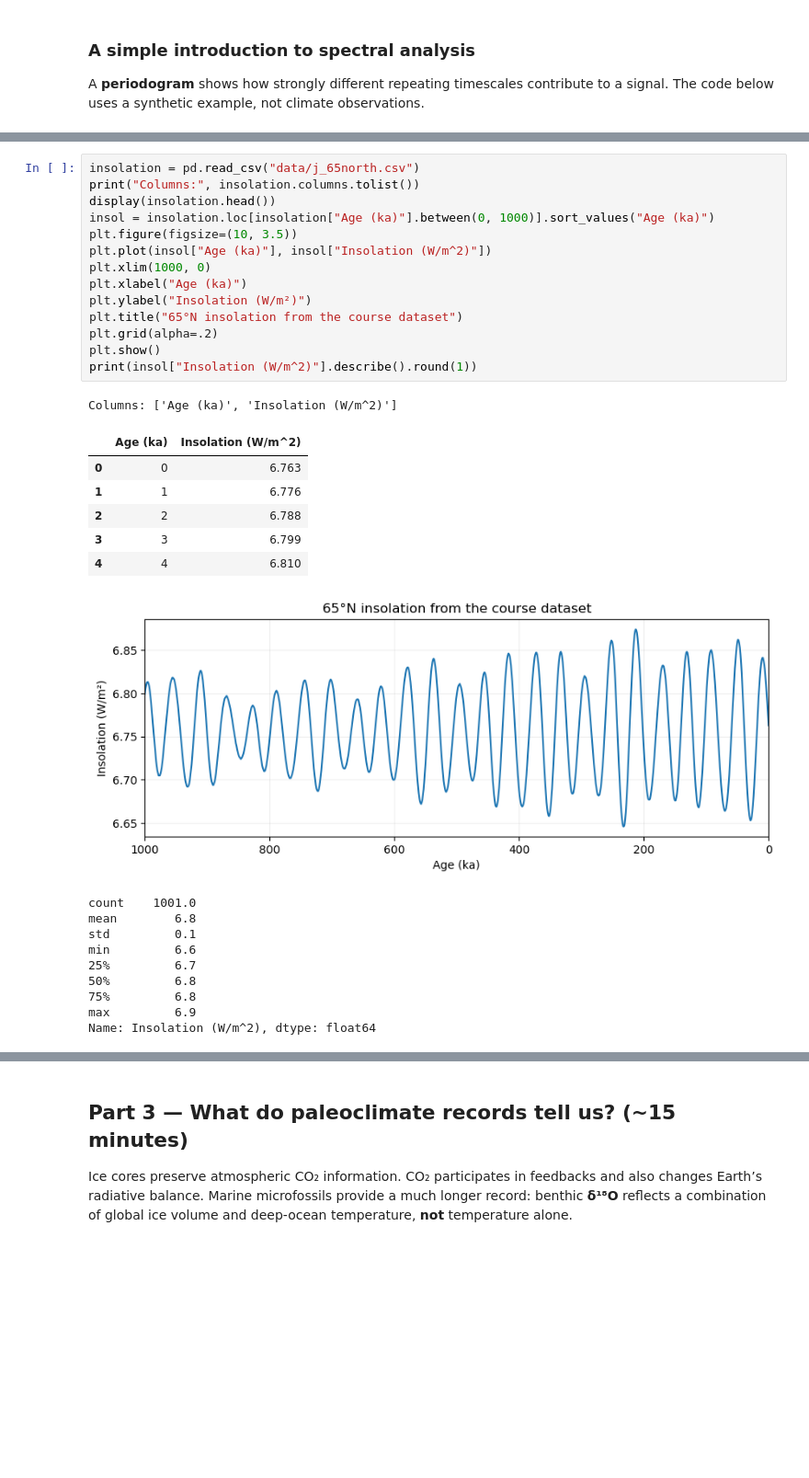
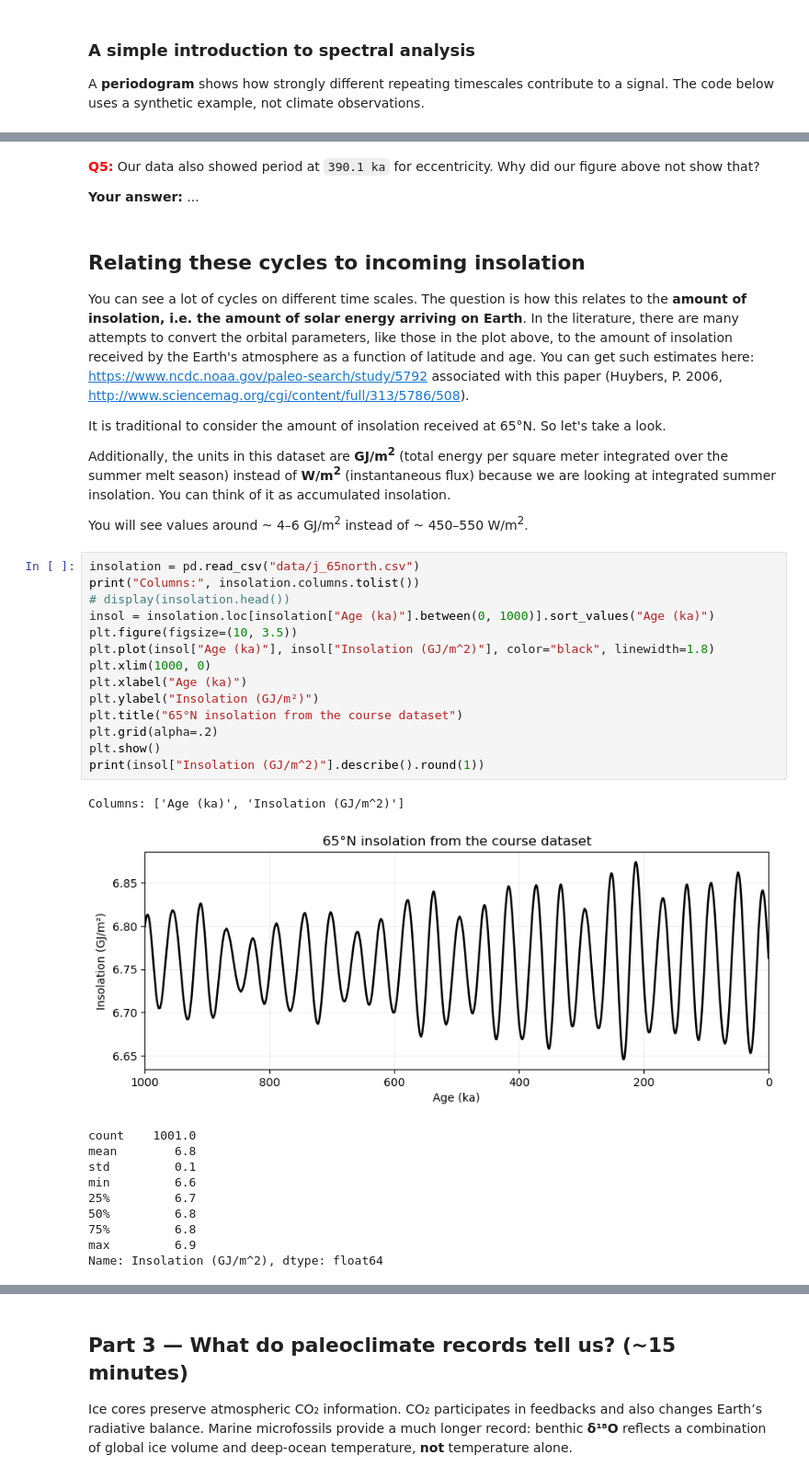
Before and after one commit to marositesUSC/wx-and-climate, a Jupyter notebook: glacial_cycles_time_series/week10_glacial_cycle_time_series/02_Glacial_Cycles_Guided_In_Class.ipynb, the cells around one changed output, grey strips where cells are left out. Shown at 92% size. Cells and saved outputs as stored; diff of their text form; blank space fills up the shorter version.

```diff
--- a/glacial_cycles_time_series/week10_glacial_cycle_time_series/02_Glacial_Cycles_Guided_In_Class.ipynb
+++ b/glacial_cycles_time_series/week10_glacial_cycle_time_series/02_Glacial_Cycles_Guided_In_Class.ipynb
@@ -110,26 +335,34 @@ Columns: ['Age (ka)', 'Eccentricity', 'Obliquity', 'Precession']
+# %% [markdown]
+<font color='red'>**Q5:**</font> Our data also showed period at `390.1 ka` for eccentricity. Why did our figure above not show that?
+
+**Your answer:** ...
+# %% [markdown]
+## Relating these cycles to incoming insolation
+
+You can see a lot of cycles on different time scales. The question is how this relates to the **amount of insolation, i.e. the amount of solar energy arriving on Earth**.  In the literature, there are many attempts to convert the orbital parameters, like those in the plot above, to the amount of insolation received by the Earth's atmosphere as a function of latitude and age. You can get such estimates here: https://www.ncdc.noaa.gov/paleo-search/study/5792 associated with this paper (Huybers, P. 2006, http://www.sciencemag.org/cgi/content/full/313/5786/508).
+
+It is traditional to consider the amount of insolation received at 65&deg;N.  So let's take a look.
+
+Additionally, the units in this dataset are **GJ/m<sup>2</sup>** (total energy per square meter integrated over the summer melt season) instead of **W/m<sup>2</sup>** (instantaneous flux) because we are looking at integrated summer insolation. You can think of it as accumulated insolation.
+
+You will see values around ~ 4–6 GJ/m<sup>2</sup> instead of ~ 450–550 W/m<sup>2</sup>.
 # %%
 insolation = pd.read_csv("data/j_65north.csv")
 print("Columns:", insolation.columns.tolist())
-display(insolation.head())
+# display(insolation.head())
 insol = insolation.loc[insolation["Age (ka)"].between(0, 1000)].sort_values("Age (ka)")
 plt.figure(figsize=(10, 3.5))
-plt.plot(insol["Age (ka)"], insol["Insolation (W/m^2)"])
+plt.plot(insol["Age (ka)"], insol["Insolation (GJ/m^2)"], color="black", linewidth=1.8)
 plt.xlim(1000, 0)
 plt.xlabel("Age (ka)")
-plt.ylabel("Insolation (W/m²)")
+plt.ylabel("Insolation (GJ/m²)")
 plt.title("65°N insolation from the course dataset")
 plt.grid(alpha=.2)
 plt.show()
-print(insol["Insolation (W/m^2)"].describe().round(1))
+print(insol["Insolation (GJ/m^2)"].describe().round(1))
 # %% [output]
-Columns: ['Age (ka)', 'Insolation (W/m^2)']
+Columns: ['Age (ka)', 'Insolation (GJ/m^2)']
-|  | Age (ka) | Insolation (W/m^2) |
-| 0 | 0 | 6.763 |
-| 1 | 1 | 6.776 |
-| 2 | 2 | 6.788 |
-| 3 | 3 | 6.799 |
-| 4 | 4 | 6.810 |
-[figure, old version]
+[figure, new version]
 count    1001.0
 mean        6.8
 std         0.1
@@ -138,4 +371,4 @@ min         6.6
 50%         6.8
 75%         6.8
 max         6.9
-Name: Insolation (W/m^2), dtype: float64
+Name: Insolation (GJ/m^2), dtype: float64
```
Also changed, not shown: parts of 50 cells of this notebook, 5 other files.
